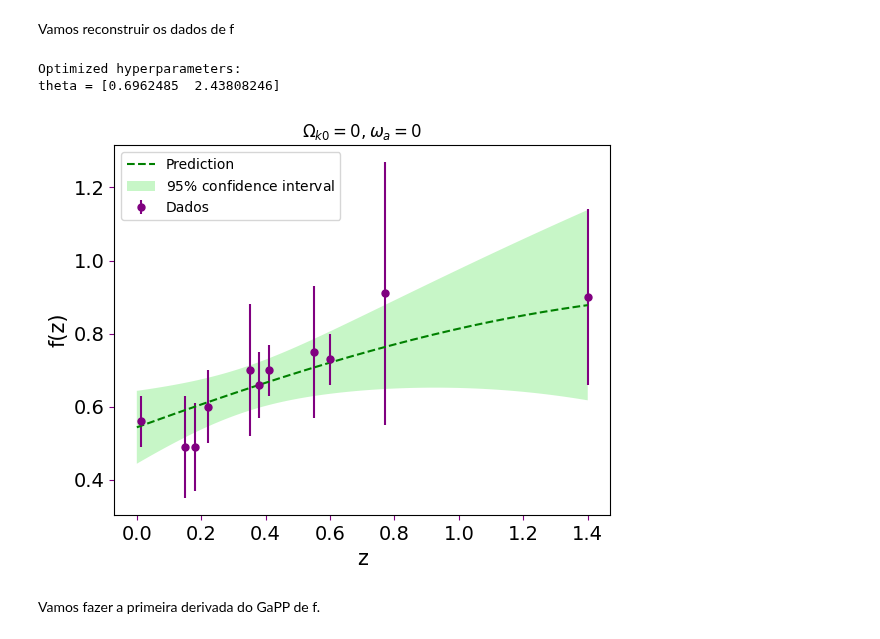
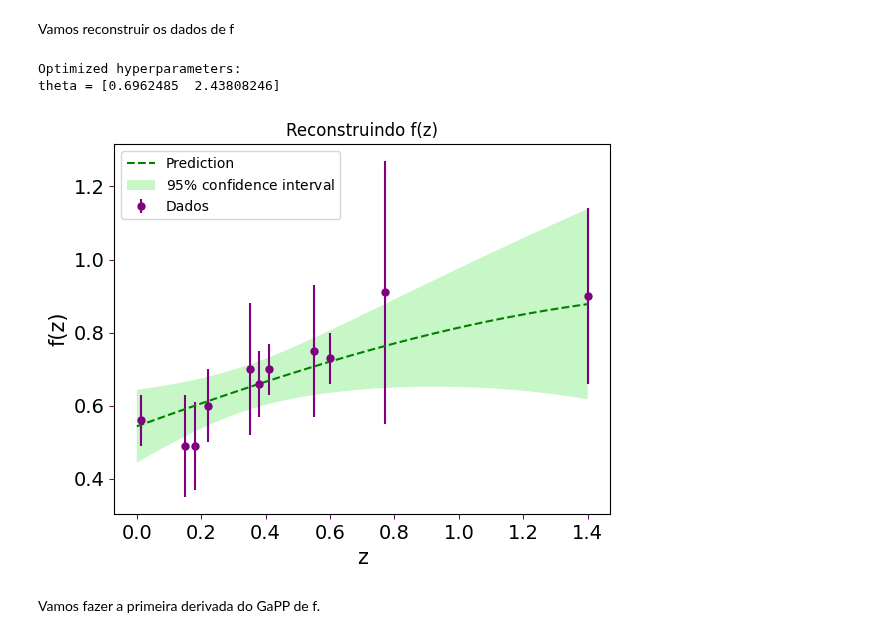
Before and after one commit to fernanda0402/Doutorado, a Jupyter notebook: GP_gamma_.ipynb, the cells around one changed output. Drawn from its saved outputs; the diff is of its cells as text; code cells hidden in the pictures.

```diff
--- a/GP_gamma_.ipynb
+++ b/GP_gamma_.ipynb
@@ -107,35 +71,35 @@ y_pred = rec[:, 1]
 sigma  = rec[:, 2]
 
 y_pred_95_less = y_pred - 1.9600*sigma
 y_pred_95_plus = y_pred + 1.9600*sigma
 
 # Plot the function, the prediction and the 95% confidence interval
 plt.figure()
 plt.tick_params(labelsize=14, color='purple')
 plt.errorbar(x_gapp, y_gapp, e, fmt='r.', color='purple', markersize=10, label='Dados')
 plt.plot(xi, y_pred, color = 'green', label='Prediction', linestyle="--")
 plt.fill(np.concatenate([xi, xi[::-1]]),
          np.concatenate([y_pred - 1.9600 * sigma,
                         (y_pred + 1.9600 * sigma)[::-1]]),
          alpha=.5, color = 'lightgreen', ec='None', label=r'$95\%$ confidence interval')
 
 # legenda, label e título
 plt.xlabel('z', fontsize=15)
 plt.ylabel('f(z)', fontsize=15)
 plt.legend(loc='best')
-plt.title('$\Omega_{k0} = 0, \omega_a = 0$')
+plt.title('Reconstruindo f(z)')
 plt.show()
 
 # salvando os dados reconstruídos
 
 H = xi, y_pred, sigma
 np.savetxt('fz_recon.dat', np.transpose(H), delimiter='\t')
 #from google.colab import files
 #files.download("fz_recon.dat")
 # %% [output]
 Optimized hyperparameters:
 theta = [0.6962485  2.43808246]
-[figure, old version]
+[figure, new version]
 # %% [markdown]
 Vamos fazer a primeira derivada do GaPP de f.
 # %%
```
Also changed, not shown: parts of 2 cells of this notebook.
